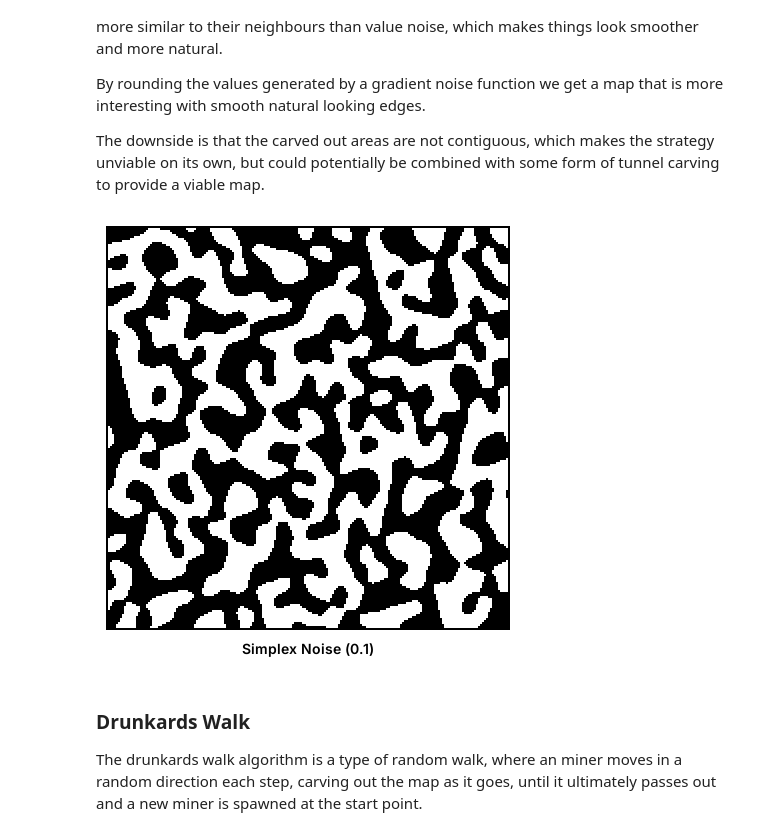
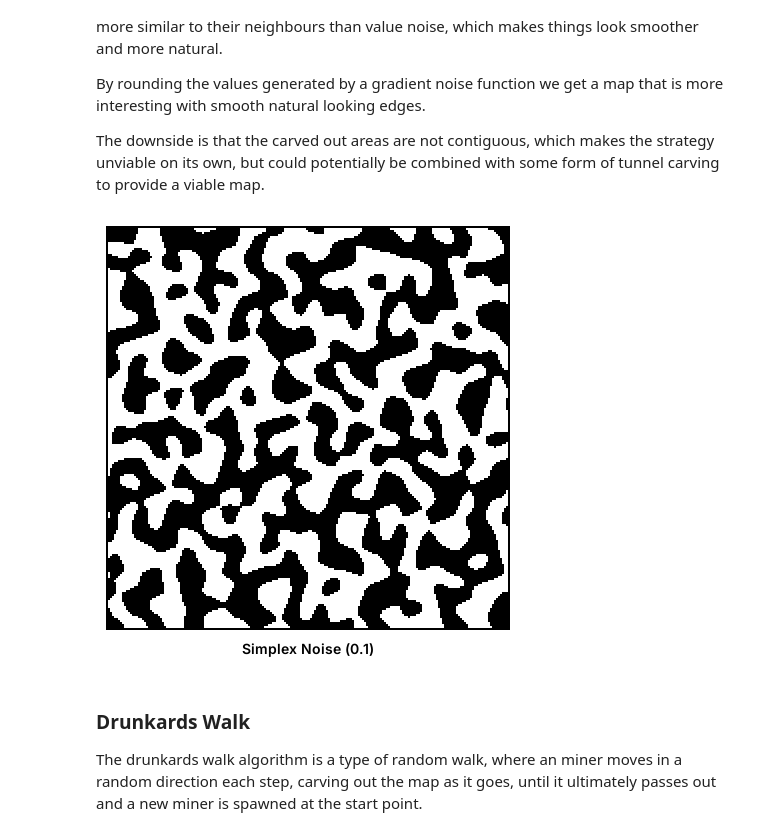
Before and after one commit to artisanofcode/gamedev-algorithms, a Jupyter notebook: procedual-generation.ipynb, the cells around one changed output. Drawn from its saved outputs; the diff is of its cells as text; code cells hidden in the pictures.

```diff
--- a/procedual-generation.ipynb
+++ b/procedual-generation.ipynb
@@ -541,19 +616,18 @@ to provide a viable map.
 # %%
 def generate_simplex(scale: float = 0.1, brush: Brush = Brush()) -> Generator:
     def generator(context: Context) -> None:
-        generator = opensimplex.OpenSimplex(
-            context.rng.randint(0, 2 ** 64 - 1))
+        generator = opensimplex.OpenSimplex(context.seed)
 
         for x, y in context.points():
             if generator.noise2(x * scale, y * scale) > 0:
                 context.draw(x, y, brush)
 
     return generator
 
 
 render(generate_simplex(scale=0.1), title="Simplex Noise (0.1)")
 # %% [output]
-[figure, old version]
+[figure, new version]
 # %% [markdown]
 ### Drunkards Walk
 
```
Also changed, not shown: parts of 23 cells of this notebook.
